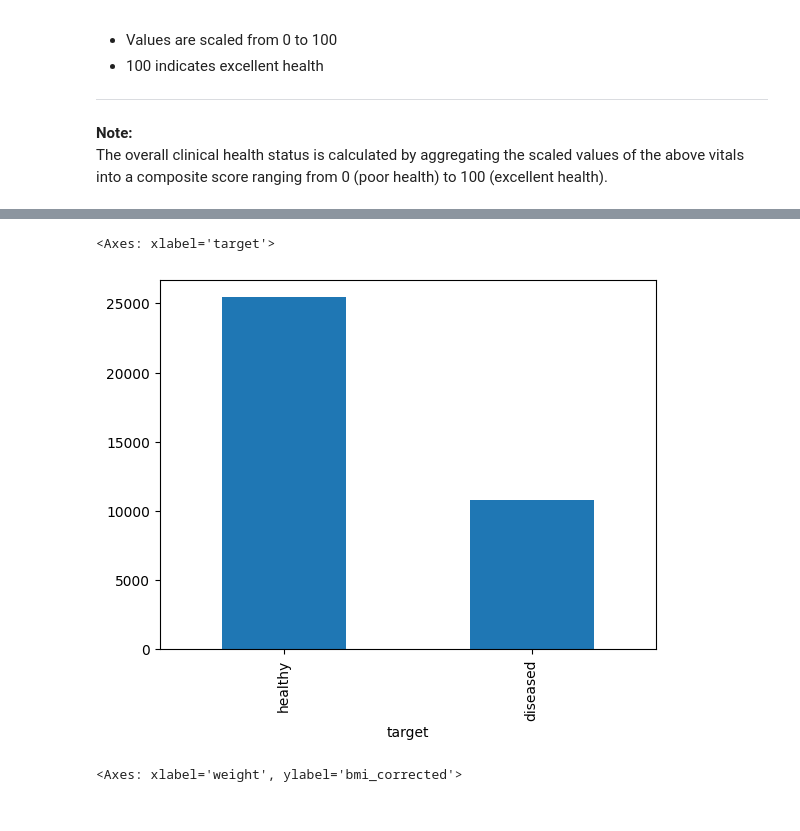
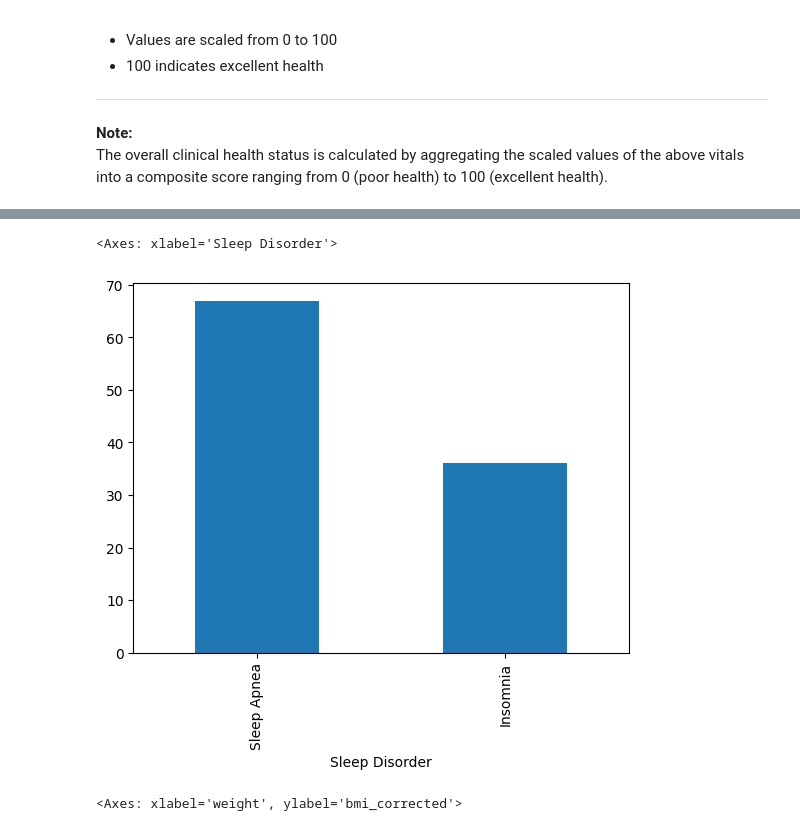
Before and after one commit to heikgrace/healthy-group-one, a Jupyter notebook: heiko_analysis.ipynb, the cells around one changed output, grey strips where cells are left out. Cells and saved outputs as stored; diff of their text form; code cells hidden in the pictures.

```diff
--- a/heiko_analysis.ipynb
+++ b/heiko_analysis.ipynb
@@ -58,9 +58,9 @@ df_male
 # %%
-counts = df_female['target'].value_counts()
+counts = df_female['Sleep Disorder'].value_counts()
 counts.plot(kind='bar')
 # %% [output]
-<Axes: xlabel='target'>
+<Axes: xlabel='Sleep Disorder'>
-[figure, old version]
+[figure, new version]
 # %%
 df_female.plot(kind='scatter', x='weight', y='bmi_corrected')
 # %% [output]
```
Also changed, not shown: parts of 2 cells of this notebook, 10 other files.
